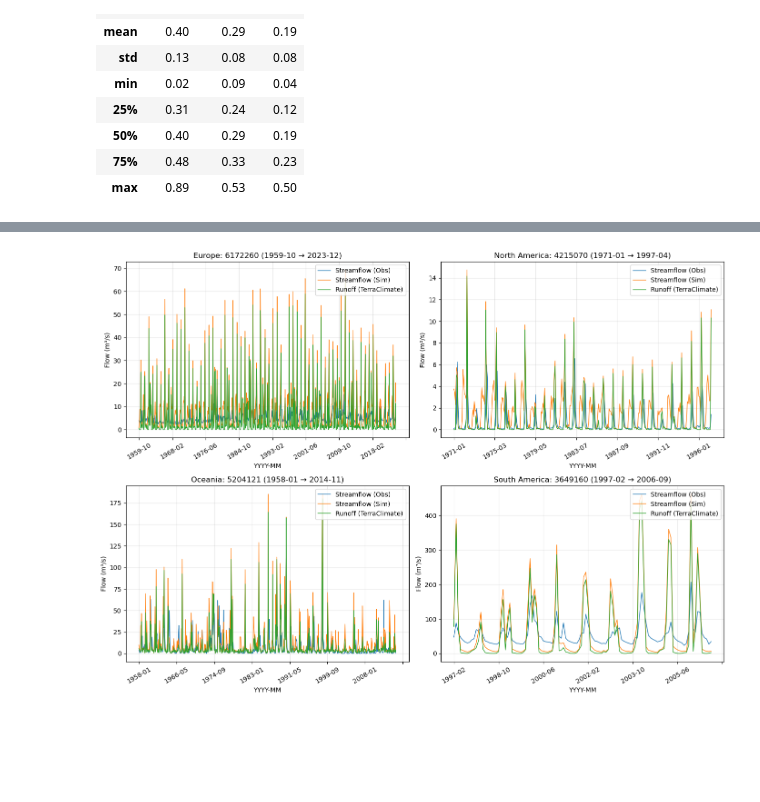
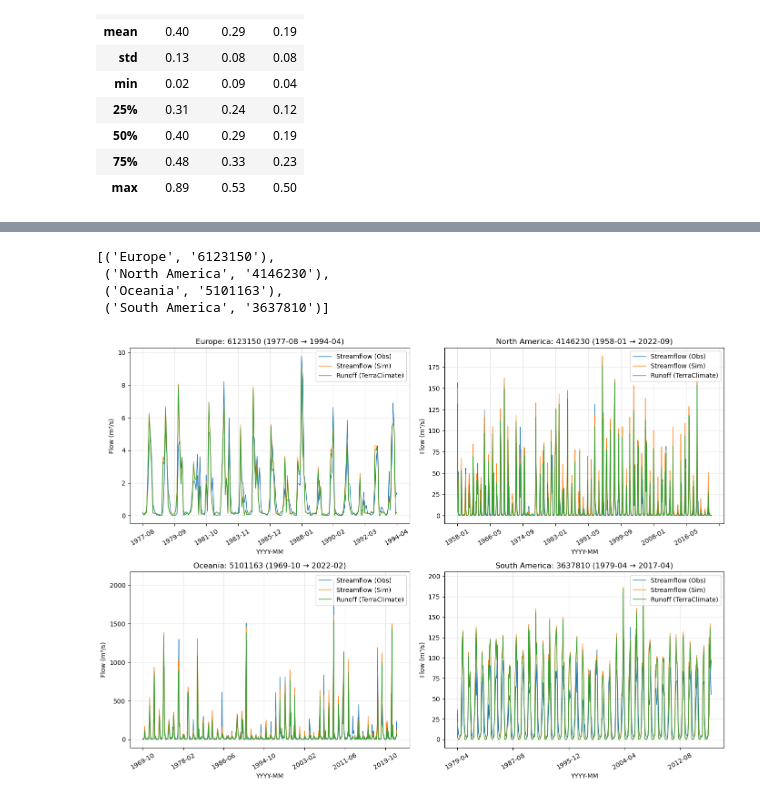
Before and after one commit to jevago262000/PhD_1-Water_Balance, a Jupyter notebook: 10.baseflow_index.ipynb, the cells around one changed output, grey strips where cells are left out. Saved outputs shown, nothing was run; the diff lists cells and outputs as text; code cells hidden in the pictures; blank space fills up the shorter version.

```diff
--- a/10.baseflow_index.ipynb
+++ b/10.baseflow_index.ipynb
@@ -419,0 +402,15 @@ Name: 3649160, Length: 116, dtype: float64
+# %%
+# Merge stats_df_final with continent info from filtered_css
+# Result: stats_continent_df (station-level with Continent) and continent_stats_df (aggregated stats per continent)
+
+# ensure station id types match
+stats_continent_df = stats_df_final.copy()
+stats_continent_df['Station'] = stats_continent_df['Station'].astype(str)
+
+cont_df = filtered_css[['station_no', 'Continent']].drop_duplicates().copy()
+cont_df['station_no'] = cont_df['station_no'].astype(str)
+
+# left join to keep only stations present in stats_df_final (will have NaN continent if missing)
+stats_continent_df = stats_continent_df.merge(cont_df, left_on='Station', right_on='station_no', how='left').drop(columns=['station_no'])
+
+stats_continent_df
@@ -419,0 +431,20 @@ Name: 3649160, Length: 116, dtype: float64
+# %%
+# Determine the station with the highest D1 per continent
+# Uses existing variable: stats_continent_df
+
+stats_con_df = stats_continent_df.copy()
+
+# ensure types and drop rows lacking required info
+stats_con_df['Station'] = stats_con_df['Station'].astype(str)
+stats_con_df = stats_con_df.dropna(subset=['Continent', 'D1'])
+
+# get the row with max D1 per continent
+idx = stats_con_df.groupby('Continent')['D1'].idxmax()
+best_stations_per_continent = stats_con_df.loc[idx].reset_index(drop=True)
+
+# Keep helpful columns and show results
+cols = ['Continent', 'Station', 'D1', 'MAE', 'RMSE', 'Pearson_R', 'NSE', 'KGE_2012', 'PBIAS']
+available_cols = [c for c in cols if c in best_stations_per_continent.columns]
+best_stations_per_continent = best_stations_per_continent[available_cols]
+
+best_stations_per_continent
@@ -420,3 +457,12 @@ Name: 3649160, Length: 116, dtype: float64
+# %%
+selected_stations_gb = best_stations_per_continent[["Continent", "Station"]].copy()
+selected_stations = [(row["Continent"], row["Station"]) for _, row in selected_stations_gb.iterrows()]
+selected_stations
+# %% [output]
+[('Europe', '6123150'),
+ ('North America', '4146230'),
+ ('Oceania', '5101163'),
+ ('South America', '3637810')]
 # %%
 # Plot 2x2 grid for four stations (one per continent when possible).
 # Uses existing variables: filtered_css, final_sts, longest_periods_df, sf_df, sim_df_pivoted, ro_df_pivoted, plt, pd, np
@@ -424,7 +470,7 @@ Name: 3649160, Length: 116, dtype: float64
 # Find a continent-like column in filtered_css if present
 cont_col = "Continent"
 st_col = "station_no"
-selected_stations = []
+""" selected_stations = []
 
 final_sts_df = filtered_css.loc[filtered_css[st_col].astype(str).isin(final_sts)]
 
@@ -437,7 +483,7 @@ for cont, grp in final_sts_df.groupby(cont_col):
     # pick first valid candidate
     selected_stations.append((cont, candidates[0]))
     if len(selected_stations) == 4:
-        break
+        break """
 
 # Prepare plotting grid
 fig, axes = plt.subplots(2, 2, figsize=(14, 10), sharex=False)
@@ -466,31 +512,31 @@ for ax, (label, st) in zip(axes, selected_stations):
     sf_ser = sf_df.loc[start:end, st] if st in sf_df.columns else None
     sf_ser.index = sf_ser.index.strftime('%Y-%m')
     sim_ser = sim_df_pivoted.loc[start:end, st] if st in sim_df_pivoted.columns else None
     ro_ser = ro_df_pivoted.loc[start:end, st] if st in ro_df_pivoted.columns else None
 
     # combine and drop NaNs for plotting
     plot_df = pd.DataFrame({
         'Streamflow (Obs)': sf_ser,
         'Streamflow (Sim)': sim_ser,
         'Runoff (TerraClimate)': ro_ser
     })
 
     if plot_df.dropna(how='all').empty:
         ax.text(0.5, 0.5, f"No overlap data for {st}", ha='center')
         ax.set_title(f"{label}: {st}")
         continue
 
     plot_df.plot(ax=ax, linewidth=1)
     ax.set_title(f"{label}: {st} ({start} → {end})")
     ax.set_ylabel("Flow (m\u00B3/s)")
     ax.legend(loc='upper right')
     ax.grid(alpha=0.3)
 
 # tidy up
 for a in axes:
     for label in a.get_xticklabels():
         label.set_rotation(30)
 plt.tight_layout()
 plt.show()
 # %% [output]
-[figure, old version]
+[figure, new version]
```
Also changed, not shown: parts of 7 cells of this notebook.
